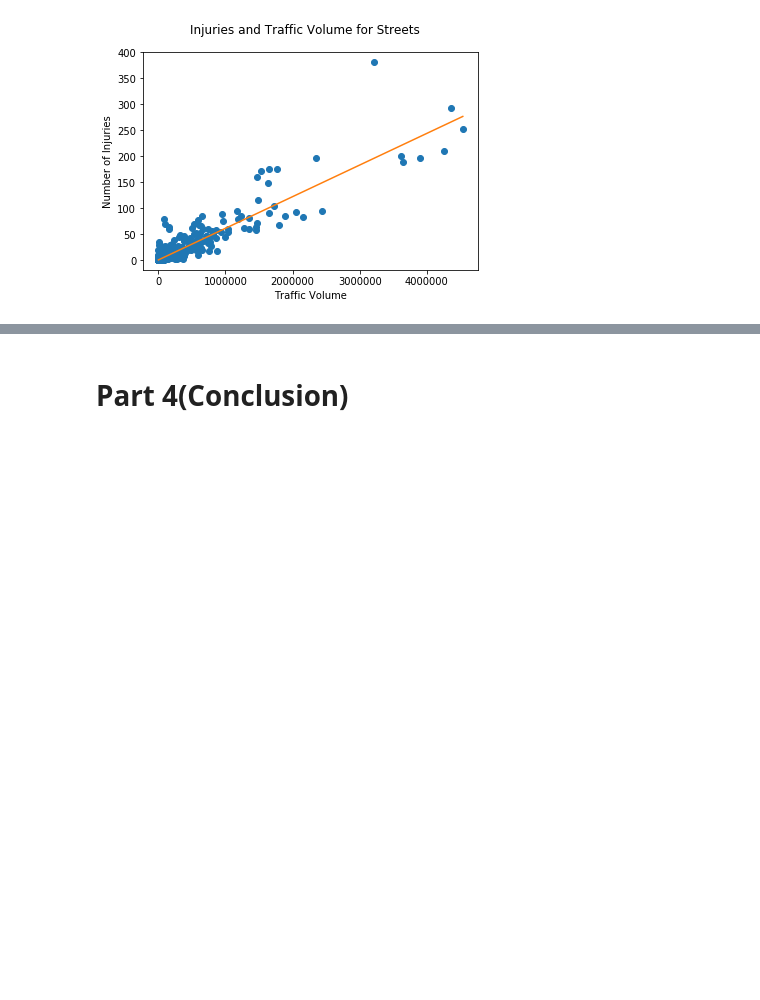
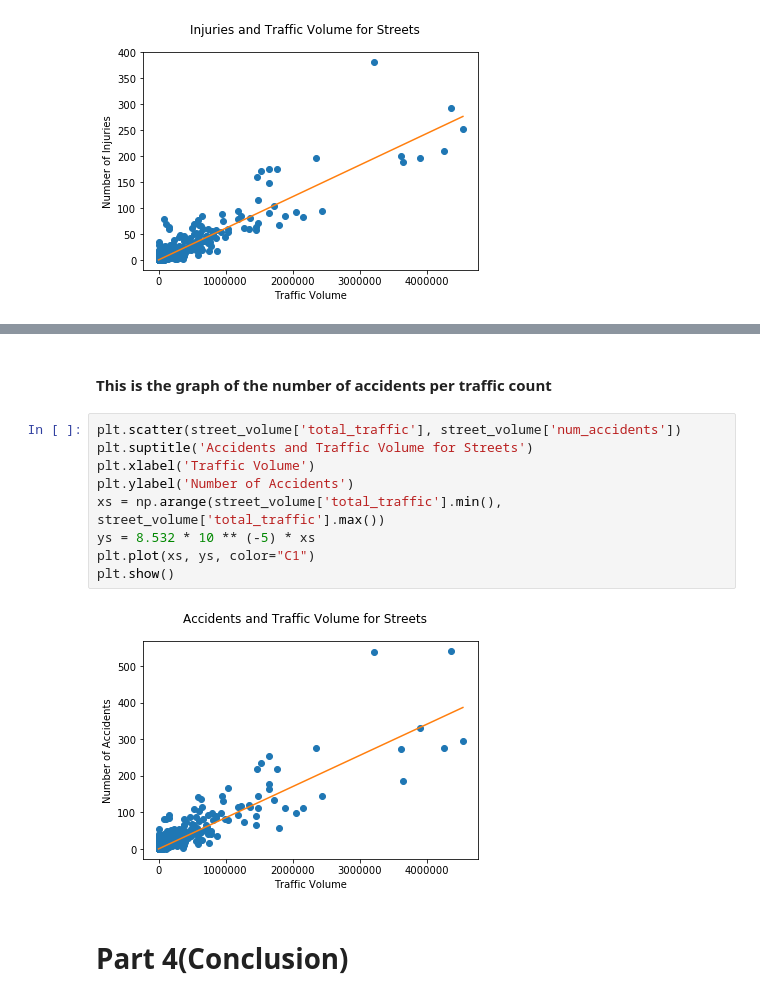
Before and after one commit to morahman97/SD-Car-Accident-Analysis, a Jupyter notebook: FinalProject.ipynb, the cells around one changed output, grey strips where cells are left out. Saved outputs shown, nothing was run; the diff lists cells and outputs as text; blank space fills up the shorter version.

```diff
--- a/FinalProject.ipynb
+++ b/FinalProject.ipynb
@@ -1156,3 +1185,16 @@ plt.show()
+# %% [markdown]
+#### This is the graph of the number of accidents per traffic count
+# %%
+plt.scatter(street_volume['total_traffic'], street_volume['num_accidents'])
+plt.suptitle('Accidents and Traffic Volume for Streets')
+plt.xlabel('Traffic Volume')
+plt.ylabel('Number of Accidents')
+xs = np.arange(street_volume['total_traffic'].min(), street_volume['total_traffic'].max())
+ys = 8.532 * 10 ** (-5) * xs
+plt.plot(xs, ys, color="C1")
+plt.show()
+# %% [output]
+[figure, added]
 # %% [markdown]
 # Part 4(Conclusion)
 # %% [markdown]
```
Also changed, not shown: parts of 73 cells of this notebook.
